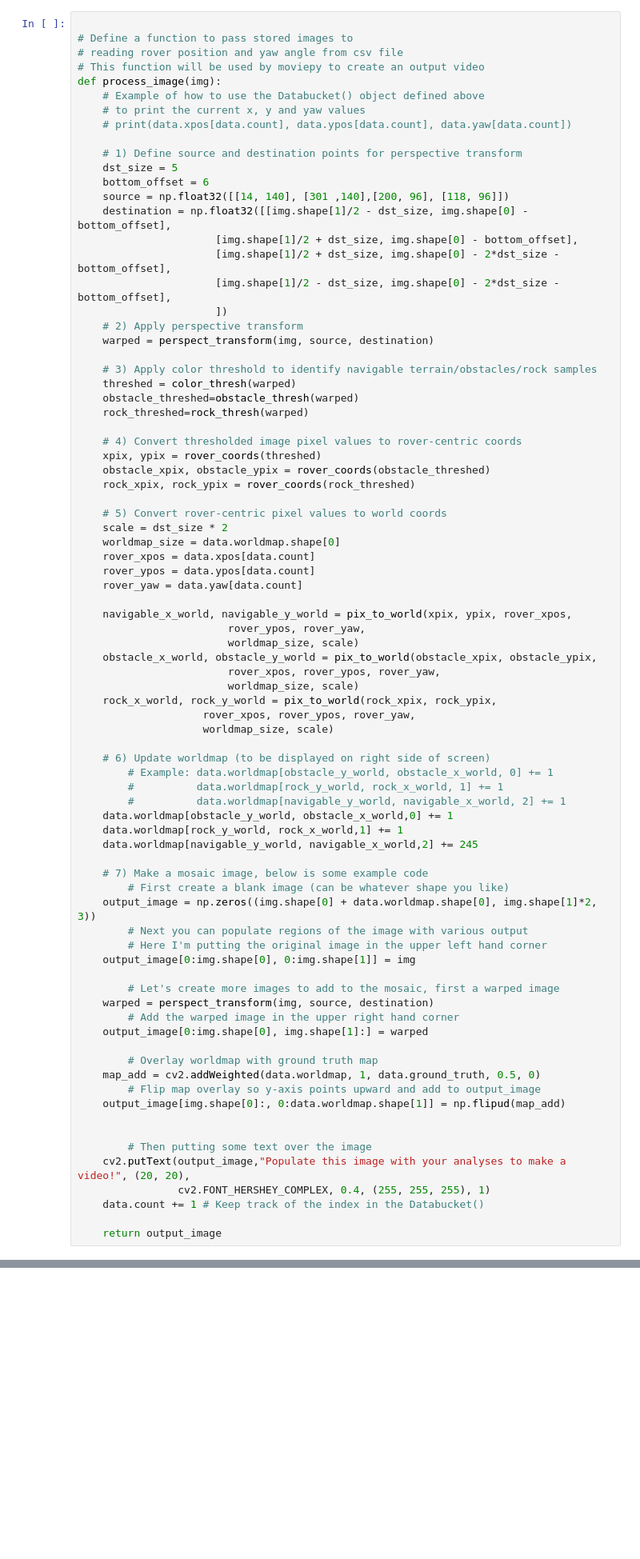
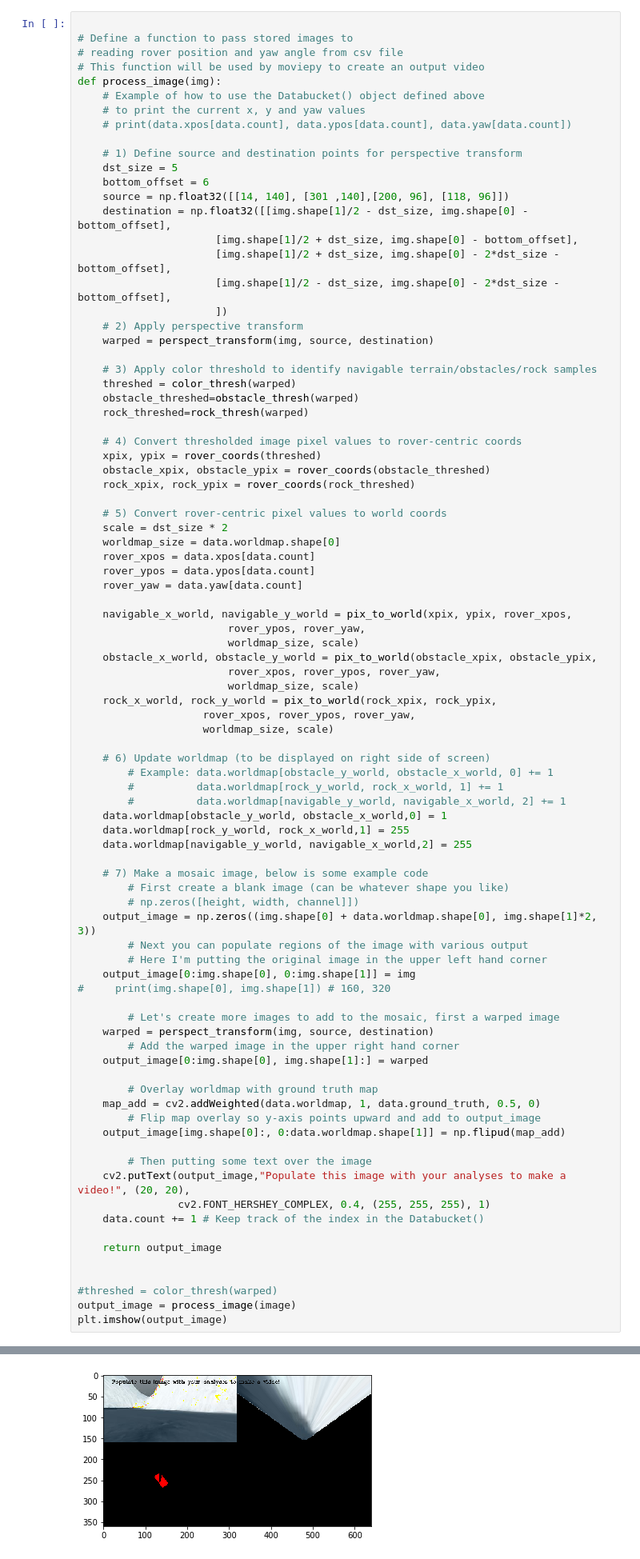
Before and after one commit to sketchout/RoboND-Rover-Project, a Jupyter notebook: code/Rover_Project_Test_Notebook.ipynb, the cells around one changed output, grey strips where cells are left out. Shown at 80% size. Drawn from its saved outputs; the diff is of its cells as text; blank space fills up the shorter version.

Commit message:
Change Color Value

```diff
--- a/code/Rover_Project_Test_Notebook.ipynb
+++ b/code/Rover_Project_Test_Notebook.ipynb
@@ -423,16 +423,18 @@ def process_image(img):
         # Example: data.worldmap[obstacle_y_world, obstacle_x_world, 0] += 1
         #          data.worldmap[rock_y_world, rock_x_world, 1] += 1
         #          data.worldmap[navigable_y_world, navigable_x_world, 2] += 1
-    data.worldmap[obstacle_y_world, obstacle_x_world,0] += 1
-    data.worldmap[rock_y_world, rock_x_world,1] += 1
-    data.worldmap[navigable_y_world, navigable_x_world,2] += 245
+    data.worldmap[obstacle_y_world, obstacle_x_world,0] = 1
+    data.worldmap[rock_y_world, rock_x_world,1] = 255
+    data.worldmap[navigable_y_world, navigable_x_world,2] = 255
 
     # 7) Make a mosaic image, below is some example code
         # First create a blank image (can be whatever shape you like)
+        # np.zeros([height, width, channel]])
     output_image = np.zeros((img.shape[0] + data.worldmap.shape[0], img.shape[1]*2, 3))
         # Next you can populate regions of the image with various output
         # Here I'm putting the original image in the upper left hand corner
     output_image[0:img.shape[0], 0:img.shape[1]] = img
+#     print(img.shape[0], img.shape[1]) # 160, 320
 
         # Let's create more images to add to the mosaic, first a warped image
     warped = perspect_transform(img, source, destination)
@@ -444,10 +446,15 @@ def process_image(img):
         # Flip map overlay so y-axis points upward and add to output_image
     output_image[img.shape[0]:, 0:data.worldmap.shape[1]] = np.flipud(map_add)
 
-
         # Then putting some text over the image
     cv2.putText(output_image,"Populate this image with your analyses to make a video!", (20, 20),
                 cv2.FONT_HERSHEY_COMPLEX, 0.4, (255, 255, 255), 1)
     data.count += 1 # Keep track of the index in the Databucket()
 
     return output_image
+
+
+#threshed = color_thresh(warped)
+output_image = process_image(image)
+plt.imshow(output_image)
+# %% [output]
@@ -454,3 +462,4 @@ def process_image(img):
+[figure, added]
 # %% [markdown]
 ## Make a video from processed image data
 Use the [moviepy](https://zulko.github.io/moviepy/) library to process images and create a video.
```
Also changed, not shown: parts of 2 cells of this notebook, 5 other files.
